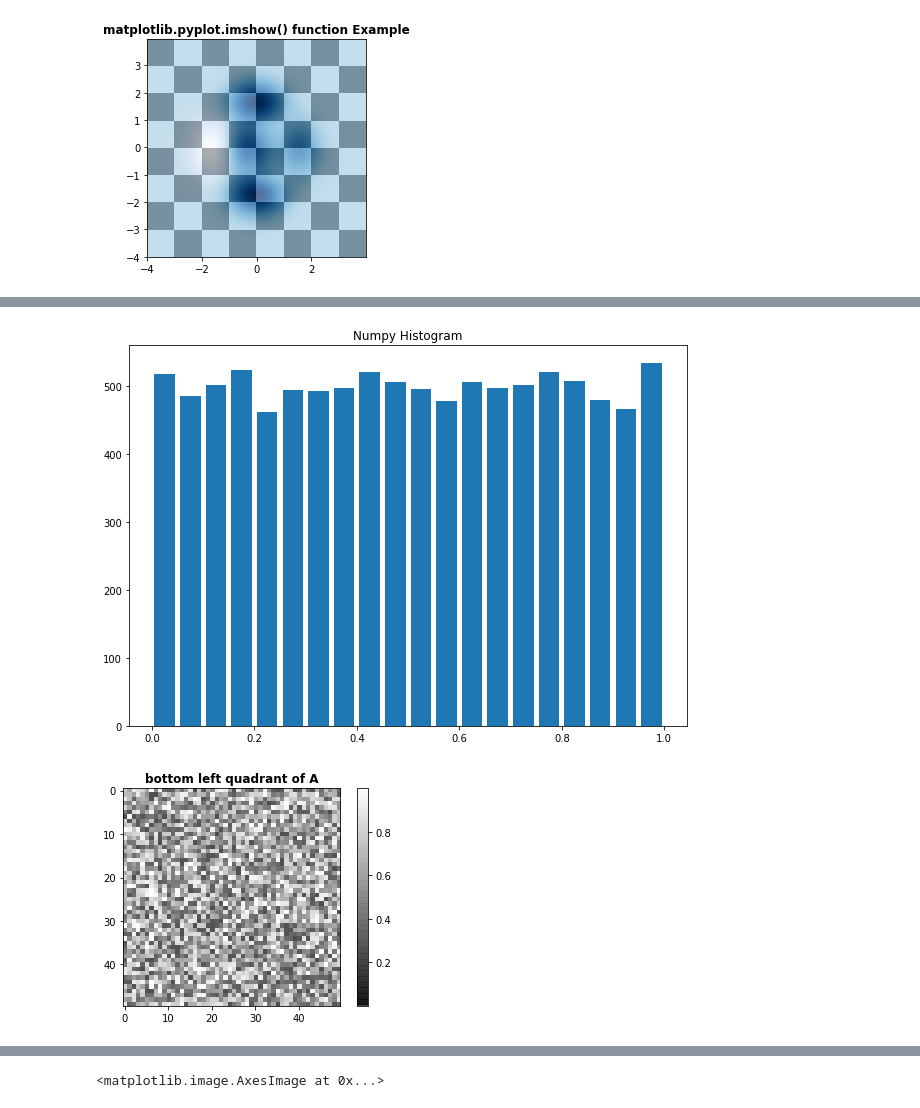
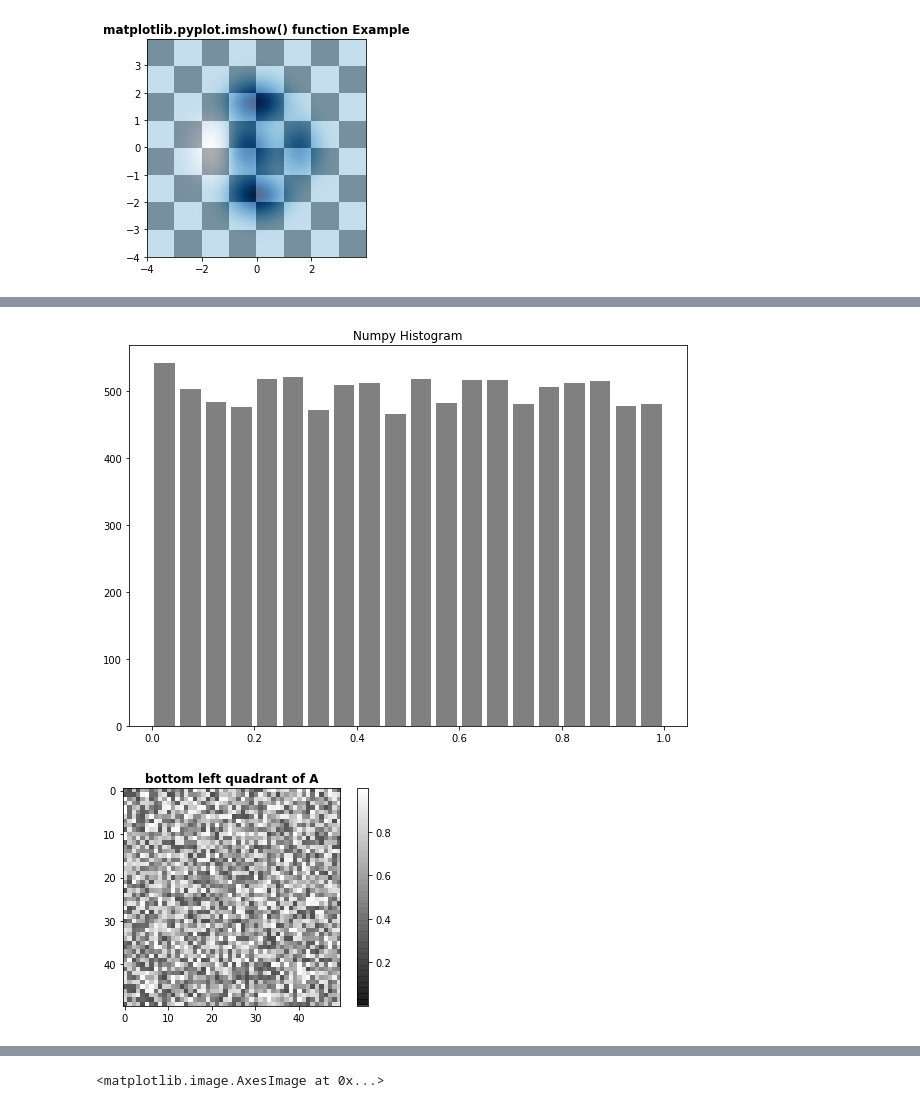
Before and after one commit to MetricVoid/CV, a Jupyter notebook: Untitled.ipynb, the cells around one changed output, grey strips where cells are left out. Saved outputs shown, nothing was run; the diff lists cells and outputs as text; code cells hidden in the pictures.

```diff
--- a/Untitled.ipynb
+++ b/Untitled.ipynb
@@ -116,27 +161,27 @@ plt.show()
 # %%
-data_array = data_3a.reshape(-1)
+data_array = data.reshape(-1)
 
 # Creating plot
 fig = plt.figure(figsize =(10, 7))
 
-plt.hist(b, bins = 20, rwidth=0.8)
+plt.hist(data_array, bins = 20, rwidth=0.8, color="gray")
 
 plt.title("Numpy Histogram")
 
 # show plot
 plt.show()
 # %% [output]
-[figure, old version]
+[figure, new version]
 # %%
-bot_left =  [data[i][:50] for i in range(50, 100)]
+bot_left =  [A[i][:50] for i in range(50, 100)]
 X = bot_left
-save('q3-output-x.npy', data)
+save('q3-output-x.npy', bot_left)
 graph_3c = plt.imshow(bot_left, cmap ="gray", alpha = 0.7)
 plt.colorbar(graph_3c)
 plt.title('bottom left quadrant of A', fontweight ="bold")
 plt.show()
 # %% [output]
-[figure, old version]
+[figure, new version]
 # %%
 mean = data.mean()
 Y = A - mean
```
Also changed, not shown: parts of 13 cells of this notebook, 3 other files.
